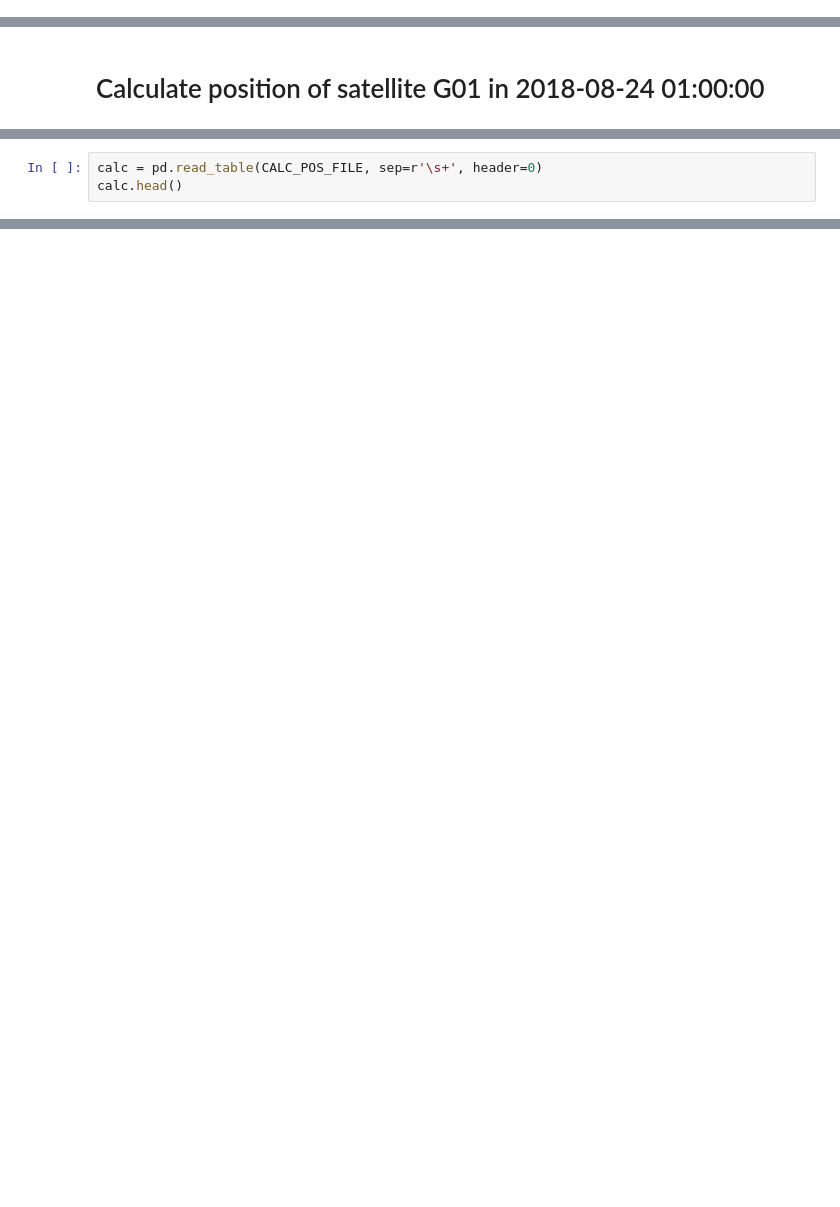
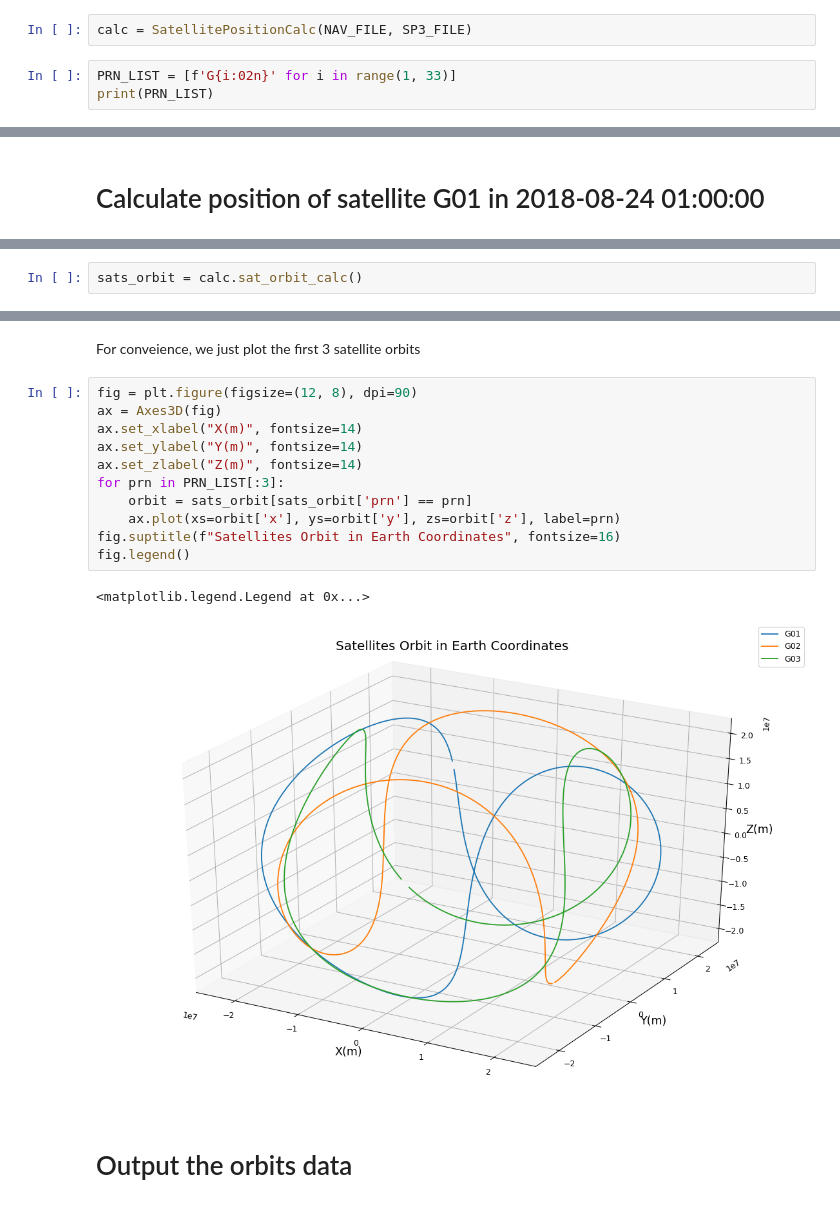
Before and after one commit to gaowutong/satellite, a Jupyter notebook: Calculate Satellite Position from Ephemeris.ipynb, the cells around one changed output, grey strips where cells are left out. Cells and saved outputs as stored; diff of their text form; blank space fills up the shorter version.

```diff
--- a/Calculate Satellite Position from Ephemeris.ipynb
+++ b/Calculate Satellite Position from Ephemeris.ipynb
@@ -10,0 +20,5 @@ RINEX = RINEXNavigationData(NAV_FILE)
+# %%
+calc = SatellitePositionCalc(NAV_FILE, SP3_FILE)
+# %%
+PRN_LIST = [f'G{i:02n}' for i in range(1, 33)]
+print(PRN_LIST)
@@ -50,3 +28,0 @@ from mpl_toolkits.mplot3d import Axes3D
-# %%
-calc = pd.read_table(CALC_POS_FILE, sep=r'\s+', header=0)
-calc.head()
@@ -135,0 +151,2 @@ dtype: float64
+# %%
+sats_orbit = calc.sat_orbit_calc()
@@ -135,0 +192,18 @@ dtype: float64
+# %% [markdown]
+For conveience, we just plot the first 3 satellite orbits
+# %%
+fig = plt.figure(figsize=(12, 8), dpi=90)
+ax = Axes3D(fig)
+ax.set_xlabel("X(m)", fontsize=14)
+ax.set_ylabel("Y(m)", fontsize=14)
+ax.set_zlabel("Z(m)", fontsize=14)
+for prn in PRN_LIST[:3]:
+    orbit = sats_orbit[sats_orbit['prn'] == prn]
+    ax.plot(xs=orbit['x'], ys=orbit['y'], zs=orbit['z'], label=prn)
+fig.suptitle(f"Satellites Orbit in Earth Coordinates", fontsize=16)
+fig.legend()
+# %% [output]
+<matplotlib.legend.Legend at 0x...>
+[figure, added]
+# %% [markdown]
+# Output the orbits data
```
Also changed, not shown: parts of 41 cells of this notebook, 42 other files.
